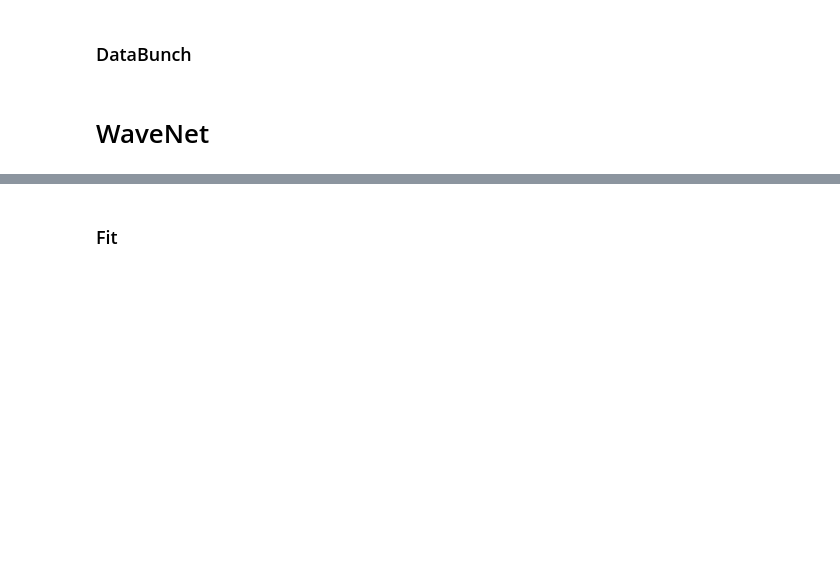
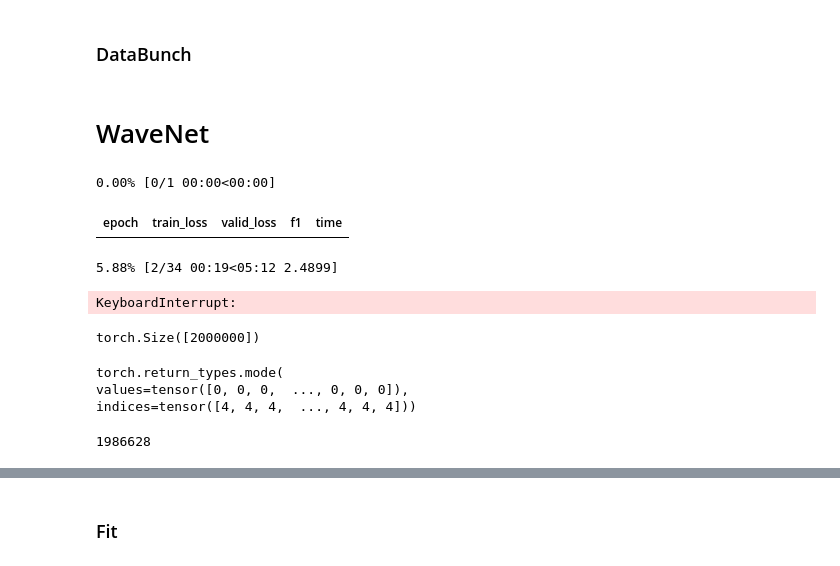
Before and after one commit to ahs8w/kaggle-comps, a Jupyter notebook: IonSwitching.ipynb, the cells around one changed output, grey strips where cells are left out. Saved outputs shown, nothing was run; the diff lists cells and outputs as text; code cells hidden in the pictures; blank space fills up the shorter version.

```diff
--- a/IonSwitching.ipynb
+++ b/IonSwitching.ipynb
@@ -322,0 +411,4 @@ print(trn_x.shape, val_x.shape)
+# %%
+# normalize
+trn_x = (trn_x - trn_means)/trn_stds
+val_x = (val_x - trn_means)/trn_stds
@@ -345,9 +443,10 @@ def padding(i, o, d, k=3, s=1):
 class Gated_Activation_Unit(Module):
     # w/ residual connection, batchnorm, and dropout
     def __init__(self, c, d, k=2, drop=0.2):
-        self.conv1 = nn.Conv1d(c, c, k, padding=pad(k,d), dilation=d)
+        self.d = d
+        self.conv1 = nn.Conv1d(c, c, k, padding=self._pad(k,d), dilation=d)
         self.tanh = nn.Tanh()
-        self.conv2 = nn.Conv1d(c, c, k, padding=pad(k,d), dilation=d)
+        self.conv2 = nn.Conv1d(c, c, k, padding=self._pad(k,d), dilation=d)
         self.sigm = nn.Sigmoid()
         self.conv_out = nn.Conv1d(c, c, 1)
         self.bn = nn.BatchNorm1d(c)
@@ -355,19 +454,20 @@ class Gated_Activation_Unit(Module):
 
     def forward(self, x):
         res = x
+        if self.d == 1: x = F.pad(x, (0,1))  # need asymmetric padding for dilation=1 scenario
         tanh = self.tanh(self.conv1(x))
         sigm = self.sigm(self.conv2(x))
-        x = self.conv3(tanh * sigm)
+        x = self.conv_out(tanh * sigm)
         x = self.bn(res + x)
         return self.drop(x)
 
-    def pad(k,d): return {3:d, 2:d//2, 1:0}[k]
+    def _pad(self,k,d): return {3:d, 2:d//2, 1:0}[k]
 
 
 class WaveBlock(Module):
-    def __init__(self, in_c, out_c, dilations=10):
+    def __init__(self, in_c, out_c, dilations, drop):
         self.conv_in = nn.Conv1d(in_c, out_c, 1)
-        self.layers = nn.Sequential([Gated_Activation_Unit(out_c,2**i) for i in range(dilations)])
+        self.layers = nn.Sequential(*[Gated_Activation_Unit(out_c,2**i,drop=drop) for i in range(dilations)])
 
     def forward(self, x): return self.layers(self.conv_in(x))
 
@@ -384,10 +484,10 @@ class CBR(Module):
 # %%
 class WaveNet(Module):
     # without the skip connections
-    def __init__(self, in_dim=1, out_dim=11, channels=[16,32,64,128], dilations=[12,8,4,1], drop=0.2):
+    def __init__(self, in_dim=1, out_dim=11, drop=0.2, channels=[16,32,64,128], dilations=[12,8,4,1]):
         channels = [in_dim]+channels
 
-        self.blocks = nn.Sequential(WaveBlock(*args,drop) for *args in zip(channels[0::1], channels[1::1], dilations))
+        self.blocks = nn.Sequential(*[WaveBlock(*args,drop) for args in zip(channels[0::1], channels[1::1], dilations)])
         # zip channels/dilations yielding: (c0,c1,d0), (c1,c2,d1), (c2,c3,d2), etc.
         self.out = nn.Linear(channels[-1], out_dim)
         self.drop = nn.Dropout(drop)
@@ -407,0 +506,2 @@ model = WaveNet(6,11)
+# %%
+learn = Learner(data, WaveNet(len(feats),11), loss_func=loss_fn, metrics=[f1]) #, path=OUT_PATH)
@@ -407,0 +510,8 @@ model = WaveNet(6,11)
+# %%
+learn.fit(1,1e-2, callbacks=[SaveModelCallback(learn, name='best'),
+                             ReduceLROnPlateauCallback(learn, patience=5, factor=0.5, min_lr=1e-5)])
+# %% [output]
+0.00% [0/1 00:00<00:00]
+| epoch | train_loss | valid_loss | f1 | time |
+5.88% [2/34 00:19<05:12 2.4899]
+KeyboardInterrupt:
@@ -407,0 +520,4 @@ model = WaveNet(6,11)
+# %%
+t = tensor(subm.open_channels.values); t.shape
+# %% [output]
+torch.Size([2000000])
@@ -408 +526,11 @@ model = WaveNet(6,11)
+# %%
+stack.mode(dim=-1)
+# %% [output]
+torch.return_types.mode(
+values=tensor([0, 0, 0,  ..., 0, 0, 0]),
+indices=tensor([4, 4, 4,  ..., 4, 4, 4]))
+# %%
+len(np.where(subm.open_channels == subm1.open_channels)[0])
+# %% [output]
+1986628
 # %% [markdown]
```
Also changed, not shown: parts of 64 cells of this notebook.
